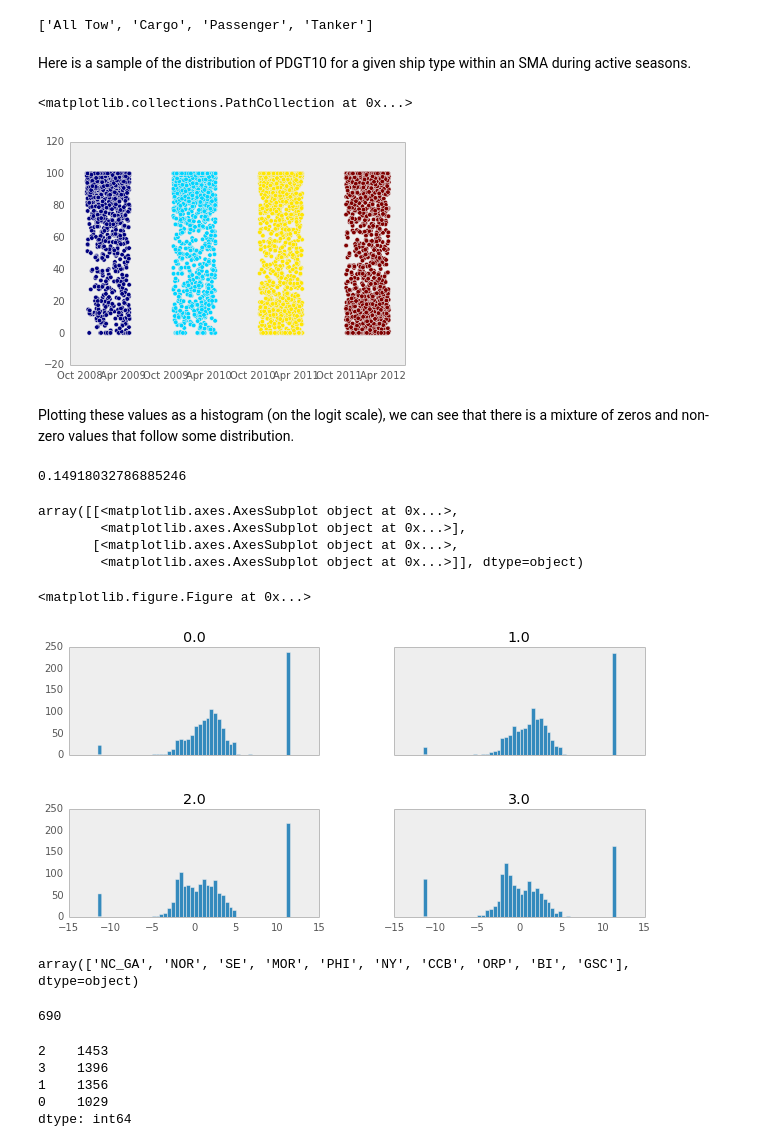
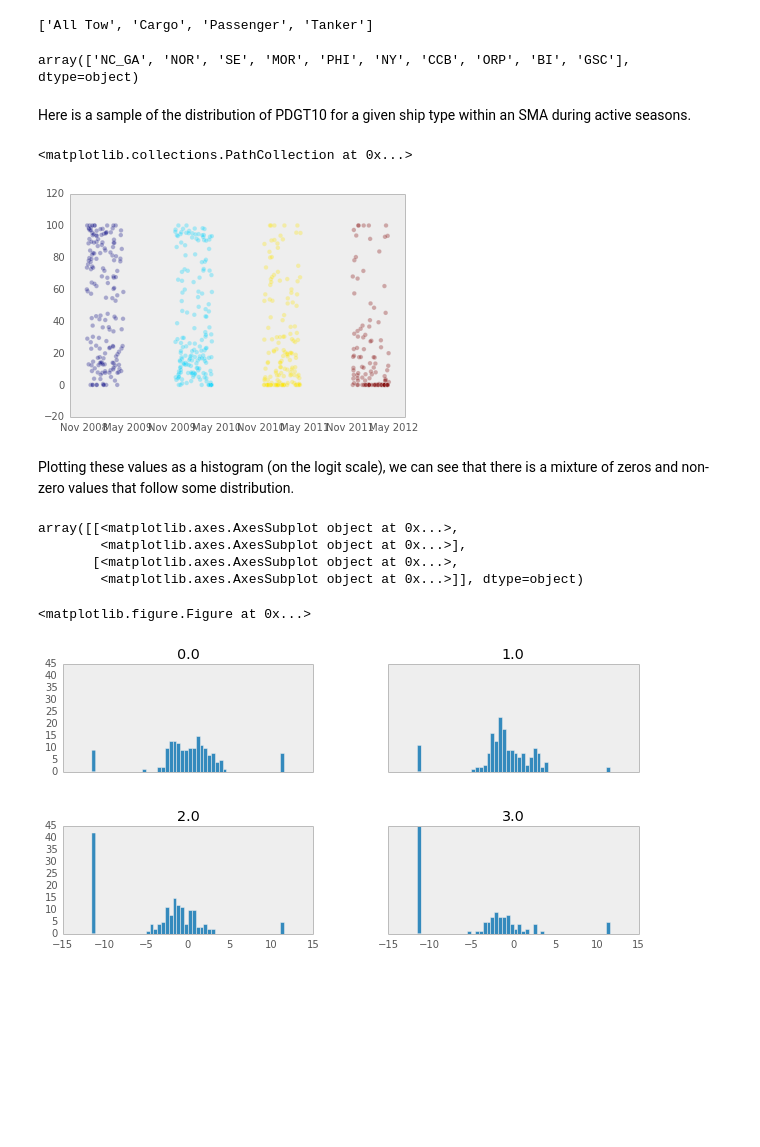
Before and after one commit to fonnesbeck/vessel-compliance-analysis, a Jupyter notebook: Changepoint Analysis.ipynb, the cells around one changed output. Cells and saved outputs as stored; diff of their text form; code cells hidden in the pictures; blank space fills up the shorter version.

```diff
--- a/Changepoint Analysis.ipynb
+++ b/Changepoint Analysis.ipynb
@@ -35,7 +35,7 @@ from matplotlib import dates
 pd.set_option("display.max_columns", 25)
 pd.set_option("display.max_colwidth", 100)
 # %%
-dataset = pd.read_csv("processed_data.csv", index_col=0, parse_dates=[-2,-1])
+dataset = pd.read_csv("data/processed_data.csv", index_col=0, parse_dates=[-2,-1])
 dataset.index.is_unique
 # %% [output]
 True
@@ -87,18 +87,20 @@ ships.sort()
 ships
 # %% [output]
 ['All Tow', 'Cargo', 'Passenger', 'Tanker']
+# %%
+dataset.sma.unique()
+# %% [output]
+array(['NC_GA', 'NOR', 'SE', 'MOR', 'PHI', 'NY', 'CCB', 'ORP', 'BI', 'GSC'], dtype=object)
 # %% [markdown]
 Here is a sample of the distribution of PDGT10 for a given ship type within an SMA during active seasons.
 # %%
-sample_ship = dataset[(dataset.sma=='PHI') & (dataset.type==ships[1])]
-scatter(sample_ship.st_time.tolist(), sample_ship.pdgt10.tolist(), c=sample_ship.season.tolist())
+sma = 'SE'
+ship = 'Tanker'
+sample_ship = dataset[(dataset.sma==sma) & (dataset.type==ship)]
+scatter(sample_ship.st_time.tolist(), sample_ship.pdgt10.tolist(),
+        c=sample_ship.season.tolist(), alpha=0.3)
 # %% [output]
 <matplotlib.collections.PathCollection at 0x...>
-[figure, old version]
+[figure, new version]
 # %% [markdown]
 Plotting these values as a histogram (on the logit scale), we can see that there is a mixture of zeros and non-zero values that follow some distribution.
-# %%
-s3 = sma_data.pdgt10[sma_data.season==2]
-1.*(s3==100).sum()/len(s3)
-# %% [output]
-0.14918032786885246
@@ -113,12 +113,4 @@ array([[<matplotlib.axes.AxesSubplot object at 0x...>,
        [<matplotlib.axes.AxesSubplot object at 0x...>,
         <matplotlib.axes.AxesSubplot object at 0x...>]], dtype=object)
 <matplotlib.figure.Figure at 0x...>
-[figure, old version]
+[figure, new version]
-# %%
-dataset.sma.unique()
-# %% [output]
-array(['NC_GA', 'NOR', 'SE', 'MOR', 'PHI', 'NY', 'CCB', 'ORP', 'BI', 'GSC'], dtype=object)
-# %%
-(sma_data.pdgt10==0).sum()
-# %% [output]
-690
@@ -128,8 +116,0 @@ random_effect = [np.where(mmsi==i)[0][0] for i in sma_data.mmsi]
-# %%
-sma_data.season.value_counts()
-# %% [output]
-2    1453
-3    1396
-1    1356
-0    1029
-dtype: int64
```
Also changed, not shown: parts of 18 cells of this notebook.
